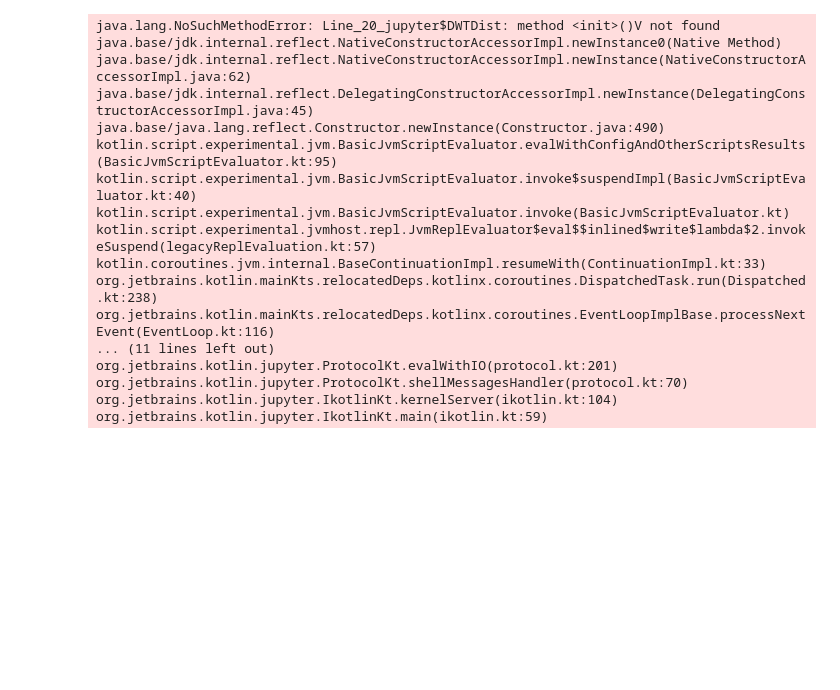
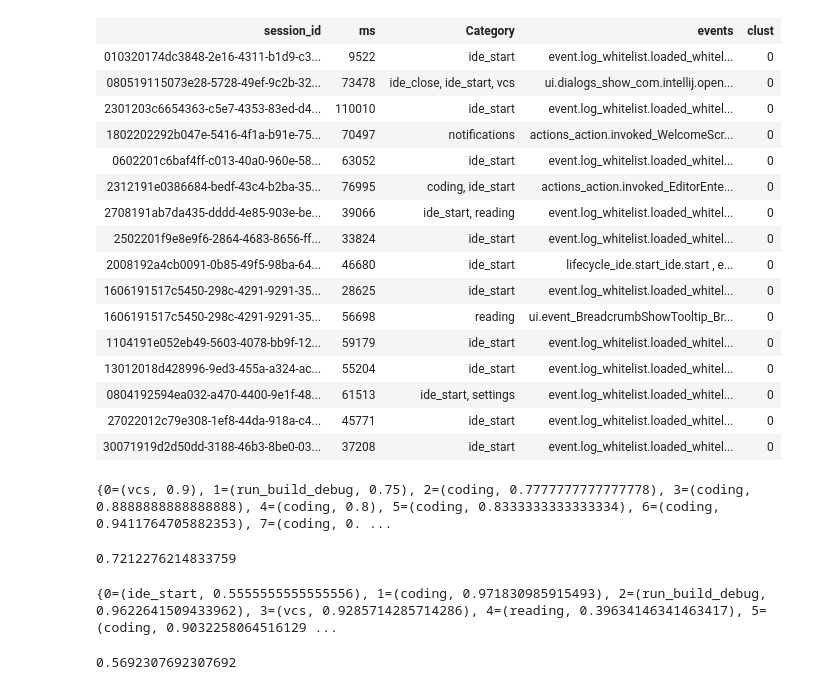
Before and after one commit to kraalfar/classification, a Jupyter notebook: jupyter/clustering.ipynb, the cells around one changed output. Saved outputs shown, nothing was run; the diff lists cells and outputs as text; code cells hidden in the pictures; blank space fills up the shorter version.

```diff
--- a/jupyter/clustering.ipynb
+++ b/jupyter/clustering.ipynb
@@ -143,20 +182,2 @@ org.jetbrains.kotlin.jupyter.IkotlinKt.main(ikotlin.kt:59)
 # %%
-val clusters = HierarchicalClustering.fit(CompleteLinkage.of(ses.toArray(), DWTDist()))
+val clusters = HierarchicalClustering.fit(CompleteLinkage.of(d))
-# %% [output]
-java.lang.NoSuchMethodError: Line_20_jupyter$DWTDist: method <init>()V not found
-java.base/jdk.internal.reflect.NativeConstructorAccessorImpl.newInstance0(Native Method)
-java.base/jdk.internal.reflect.NativeConstructorAccessorImpl.newInstance(NativeConstructorAccessorImpl.java:62)
-java.base/jdk.internal.reflect.DelegatingConstructorAccessorImpl.newInstance(DelegatingConstructorAccessorImpl.java:45)
-java.base/java.lang.reflect.Constructor.newInstance(Constructor.java:490)
-kotlin.script.experimental.jvm.BasicJvmScriptEvaluator.evalWithConfigAndOtherScriptsResults(BasicJvmScriptEvaluator.kt:95)
-kotlin.script.experimental.jvm.BasicJvmScriptEvaluator.invoke$suspendImpl(BasicJvmScriptEvaluator.kt:40)
-kotlin.script.experimental.jvm.BasicJvmScriptEvaluator.invoke(BasicJvmScriptEvaluator.kt)
-kotlin.script.experimental.jvmhost.repl.JvmReplEvaluator$eval$$inlined$write$lambda$2.invokeSuspend(legacyReplEvaluation.kt:57)
-kotlin.coroutines.jvm.internal.BaseContinuationImpl.resumeWith(ContinuationImpl.kt:33)
-org.jetbrains.kotlin.mainKts.relocatedDeps.kotlinx.coroutines.DispatchedTask.run(Dispatched.kt:238)
-org.jetbrains.kotlin.mainKts.relocatedDeps.kotlinx.coroutines.EventLoopImplBase.processNextEvent(EventLoop.kt:116)
-... (11 lines left out)
-org.jetbrains.kotlin.jupyter.ProtocolKt.evalWithIO(protocol.kt:201)
-org.jetbrains.kotlin.jupyter.ProtocolKt.shellMessagesHandler(protocol.kt:70)
-org.jetbrains.kotlin.jupyter.IkotlinKt.kernelServer(ikotlin.kt:104)
-org.jetbrains.kotlin.jupyter.IkotlinKt.main(ikotlin.kt:59)
@@ -162,0 +188,20 @@ org.jetbrains.kotlin.jupyter.IkotlinKt.main(ikotlin.kt:59)
+# %%
+ndf.filter {it["clust"] eq 0}
+# %% [output]
+| session_id | ms | Category | events | clust |
+| 010320174dc3848-2e16-4311-b1d9-c3... | 9522 | ide_start | event.log_whitelist.loaded_whitel... | 0 |
+| 080519115073e28-5728-49ef-9c2b-32... | 73478 | ide_close, ide_start, vcs | ui.dialogs_show_com.intellij.open... | 0 |
+| 2301203c6654363-c5e7-4353-83ed-d4... | 110010 | ide_start | event.log_whitelist.loaded_whitel... | 0 |
+| 1802202292b047e-5416-4f1a-b91e-75... | 70497 | notifications | actions_action.invoked_WelcomeScr... | 0 |
+| 0602201c6baf4ff-c013-40a0-960e-58... | 63052 | ide_start | event.log_whitelist.loaded_whitel... | 0 |
+| 2312191e0386684-bedf-43c4-b2ba-35... | 76995 | coding, ide_start | actions_action.invoked_EditorEnte... | 0 |
+| 2708191ab7da435-dddd-4e85-903e-be... | 39066 | ide_start, reading | event.log_whitelist.loaded_whitel... | 0 |
+| 2502201f9e8e9f6-2864-4683-8656-ff... | 33824 | ide_start | event.log_whitelist.loaded_whitel... | 0 |
+| 2008192a4cb0091-0b85-49f5-98ba-64... | 46680 | ide_start | lifecycle_ide.start_ide.start , e... | 0 |
+| 1606191517c5450-298c-4291-9291-35... | 28625 | ide_start | event.log_whitelist.loaded_whitel... | 0 |
+| 1606191517c5450-298c-4291-9291-35... | 56698 | reading | ui.event_BreadcrumbShowTooltip_Br... | 0 |
+| 1104191e052eb49-5603-4078-bb9f-12... | 59179 | ide_start | event.log_whitelist.loaded_whitel... | 0 |
+| 13012018d428996-9ed3-455a-a324-ac... | 55204 | ide_start | event.log_whitelist.loaded_whitel... | 0 |
+| 0804192594ea032-a470-4400-9e1f-48... | 61513 | ide_start, settings | event.log_whitelist.loaded_whitel... | 0 |
+| 27022012c79e308-1ef8-44da-918a-c4... | 45771 | ide_start | event.log_whitelist.loaded_whitel... | 0 |
+| 30071919d2d50dd-3188-46b3-8be0-03... | 37208 | ide_start | event.log_whitelist.loaded_whitel... | 0 |
@@ -162,0 +243,16 @@ org.jetbrains.kotlin.jupyter.IkotlinKt.main(ikotlin.kt:59)
+# %%
+vl // все
+# %% [output]
+{0=(vcs, 0.9), 1=(run_build_debug, 0.75), 2=(coding, 0.7777777777777778), 3=(coding, 0.8888888888888888), 4=(coding, 0.8), 5=(coding, 0.8333333333333334), 6=(coding, 0.9411764705882353), 7=(coding, 0. ...
+# %%
+good / tot
+# %% [output]
+0.7212276214833759
+# %%
+vl // только короткие
+# %% [output]
+{0=(ide_start, 0.5555555555555556), 1=(coding, 0.971830985915493), 2=(run_build_debug, 0.9622641509433962), 3=(vcs, 0.9285714285714286), 4=(reading, 0.39634146341463417), 5=(coding, 0.9032258064516129 ...
+# %%
+good / tot
+# %% [output]
+0.5692307692307692
```
Also changed, not shown: parts of 19 cells of this notebook, 11 other files.
